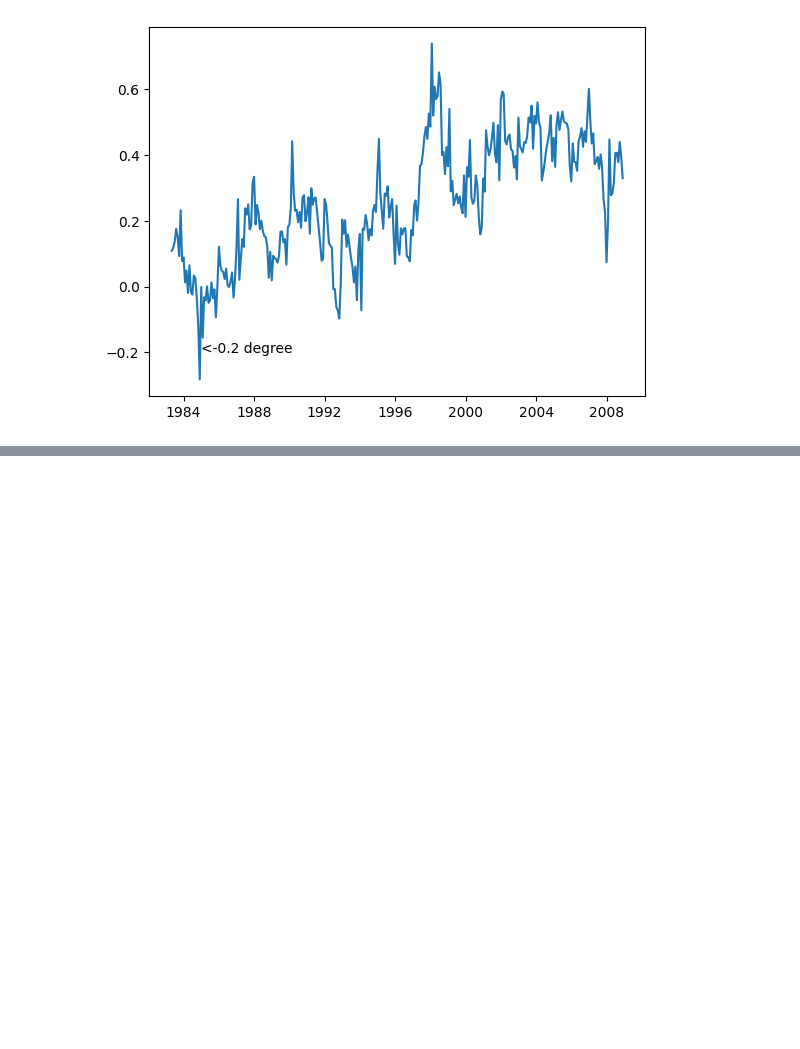
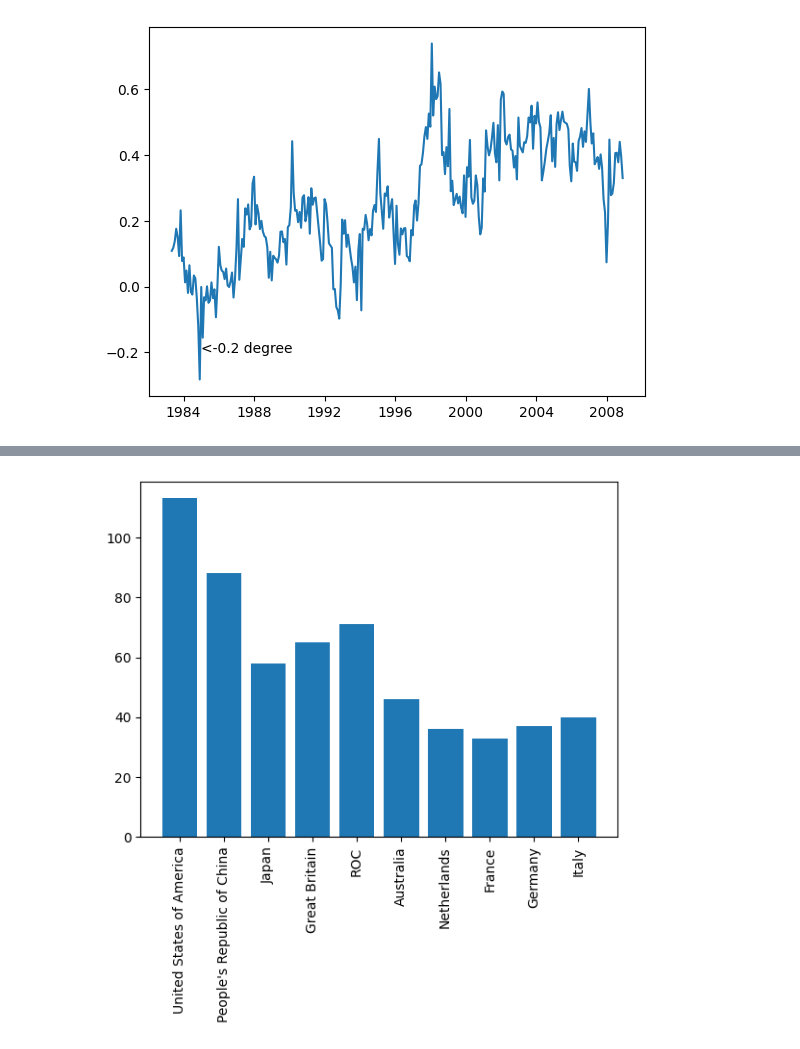
Before and after one commit to HayateSato/DS_Practice, a Jupyter notebook: Matplotlib.ipynb, the cells around one changed output, grey strips where cells are left out. Cells and saved outputs as stored; diff of their text form; code cells hidden in the pictures; blank space fills up the shorter version.

```diff
--- a/Matplotlib.ipynb
+++ b/Matplotlib.ipynb
@@ -182,0 +195,3 @@ plt.show()
+# %%
+medal = pd.read_excel('Medals.xlsx')
+medal.head(3)
@@ -182,0 +203,7 @@ plt.show()
+# %%
+medal = medal.sort_values(by="Rank")
+medal.head(10)
+
+medals = medal.iloc[:10]
+medals = medals.set_index("Rank")
+medals.info()
@@ -182,0 +224,7 @@ plt.show()
+# %%
+fig, ax  = plt.subplots()
+ax.bar(medals["Team/NOC"], medals["Total"])
+ax.set_xticklabels(medals["Team/NOC"], rotation=90)
+plt.show()
+# %% [output]
+[figure, added]
```
Also changed, not shown: parts of 6 cells of this notebook.
